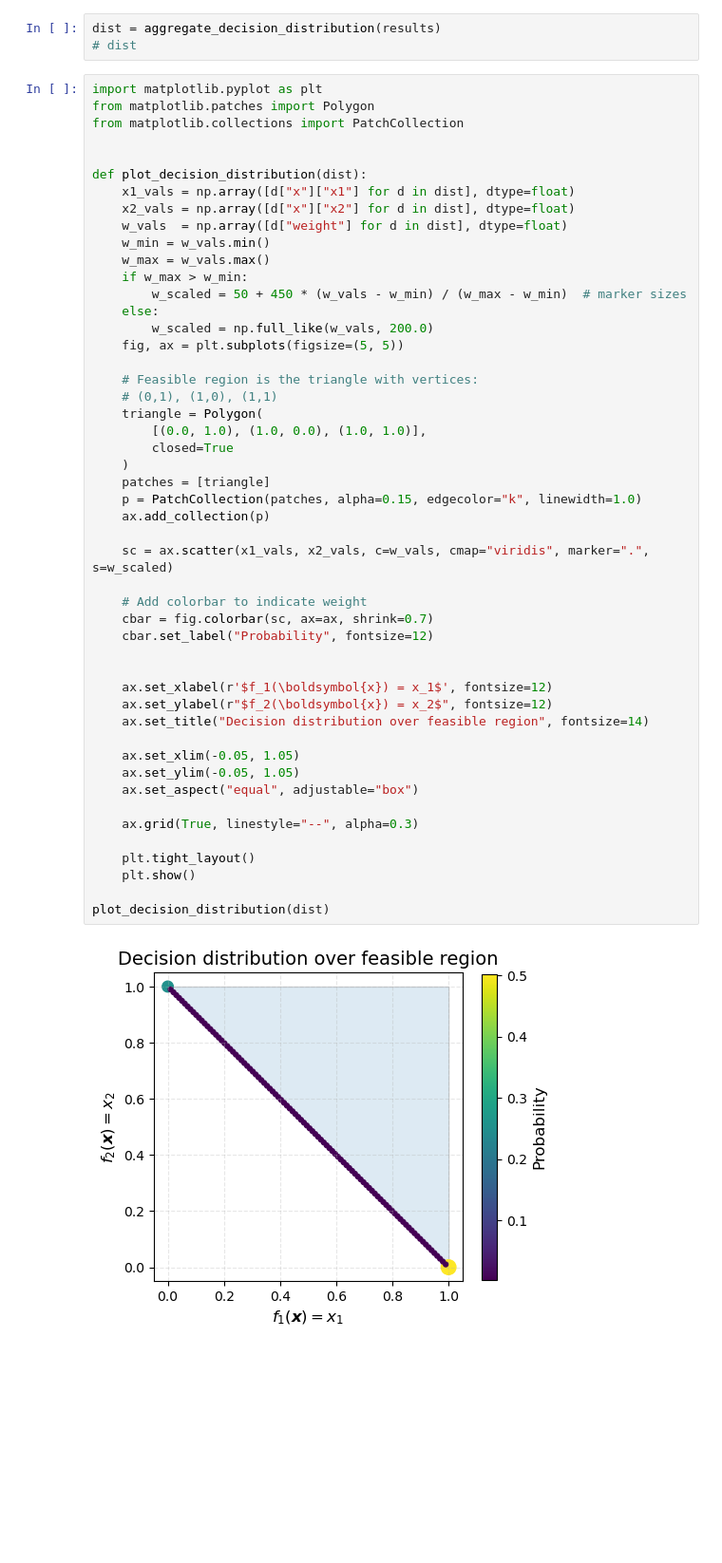
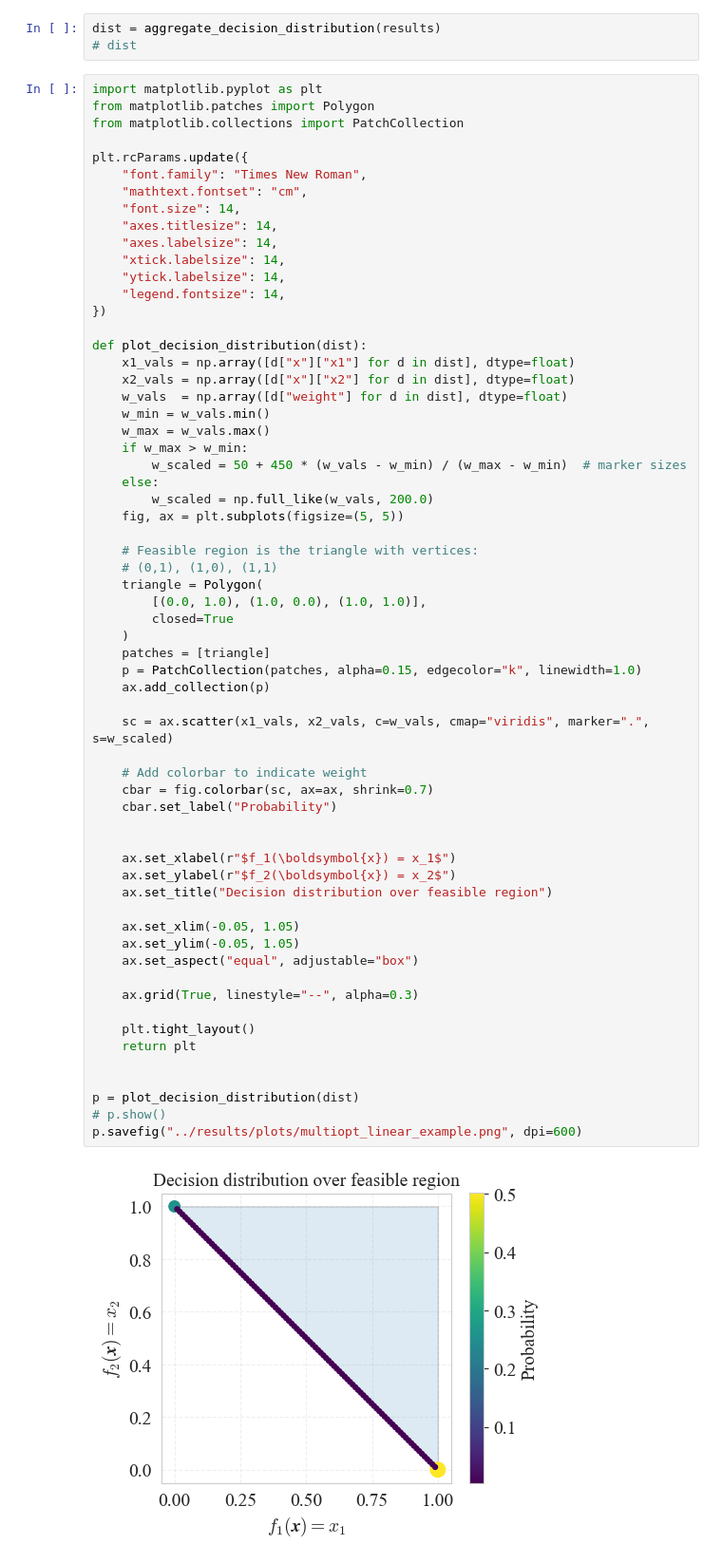
Before and after one commit to CRLiu0818/Estimating_Decision_Uncertainty_from_Preference_Uncertainty, a Jupyter notebook: notebooks/multi_solutions.ipynb, the cells around one changed output. Shown at 95% size. Cells and saved outputs as stored; diff of their text form; blank space fills up the shorter version.

Commit message:
Update some plots

```diff
--- a/notebooks/multi_solutions.ipynb
+++ b/notebooks/multi_solutions.ipynb
@@ -260,6 +261,16 @@ import matplotlib.pyplot as plt
 from matplotlib.patches import Polygon
 from matplotlib.collections import PatchCollection
 
+plt.rcParams.update({
+    "font.family": "Times New Roman",
+    "mathtext.fontset": "cm",
+    "font.size": 14,
+    "axes.titlesize": 14,
+    "axes.labelsize": 14,
+    "xtick.labelsize": 14,
+    "ytick.labelsize": 14,
+    "legend.fontsize": 14,
+})
 
 def plot_decision_distribution(dist):
     x1_vals = np.array([d["x"]["x1"] for d in dist], dtype=float)
@@ -272,37 +283,40 @@ def plot_decision_distribution(dist):
     else:
         w_scaled = np.full_like(w_vals, 200.0)
     fig, ax = plt.subplots(figsize=(5, 5))
 
     # Feasible region is the triangle with vertices:
     # (0,1), (1,0), (1,1)
     triangle = Polygon(
         [(0.0, 1.0), (1.0, 0.0), (1.0, 1.0)],
         closed=True
     )
     patches = [triangle]
     p = PatchCollection(patches, alpha=0.15, edgecolor="k", linewidth=1.0)
     ax.add_collection(p)
 
     sc = ax.scatter(x1_vals, x2_vals, c=w_vals, cmap="viridis", marker=".", s=w_scaled)
 
     # Add colorbar to indicate weight
     cbar = fig.colorbar(sc, ax=ax, shrink=0.7)
-    cbar.set_label("Probability", fontsize=12)
+    cbar.set_label("Probability")
 
 
-    ax.set_xlabel(r'$f_1(\boldsymbol{x}) = x_1$', fontsize=12)
-    ax.set_ylabel(r"$f_2(\boldsymbol{x}) = x_2$", fontsize=12)
-    ax.set_title("Decision distribution over feasible region", fontsize=14)
+    ax.set_xlabel(r"$f_1(\boldsymbol{x}) = x_1$")
+    ax.set_ylabel(r"$f_2(\boldsymbol{x}) = x_2$")
+    ax.set_title("Decision distribution over feasible region")
 
     ax.set_xlim(-0.05, 1.05)
     ax.set_ylim(-0.05, 1.05)
     ax.set_aspect("equal", adjustable="box")
 
     ax.grid(True, linestyle="--", alpha=0.3)
 
     plt.tight_layout()
-    plt.show()
+    return plt
 
-plot_decision_distribution(dist)
+
+p = plot_decision_distribution(dist)
+# p.show()
+p.savefig("../results/plots/multiopt_linear_example.png", dpi=600)
 # %% [output]
-[figure, old version]
+[figure, new version]
```
Also changed, not shown: parts of 2 cells of this notebook, 4 other files.
